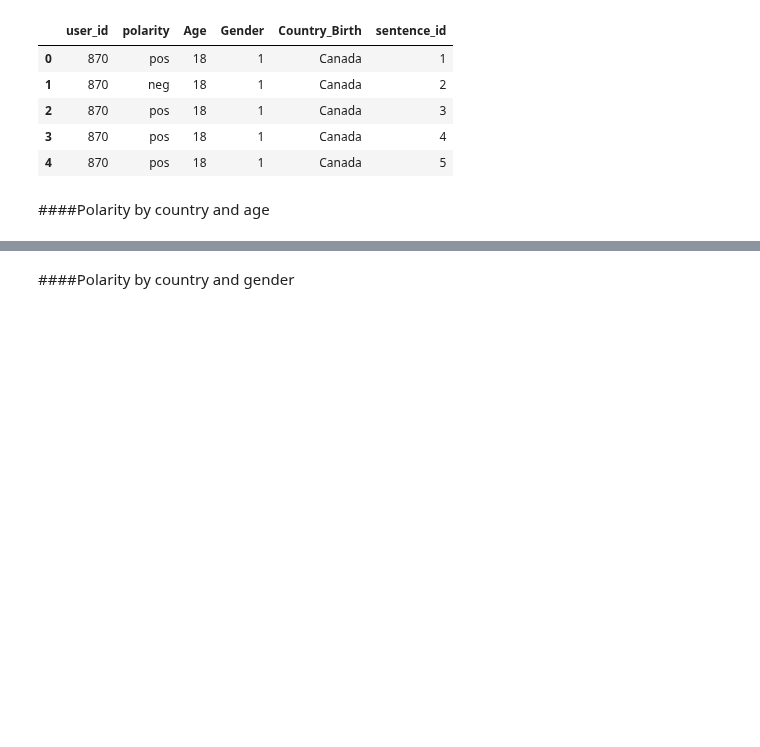
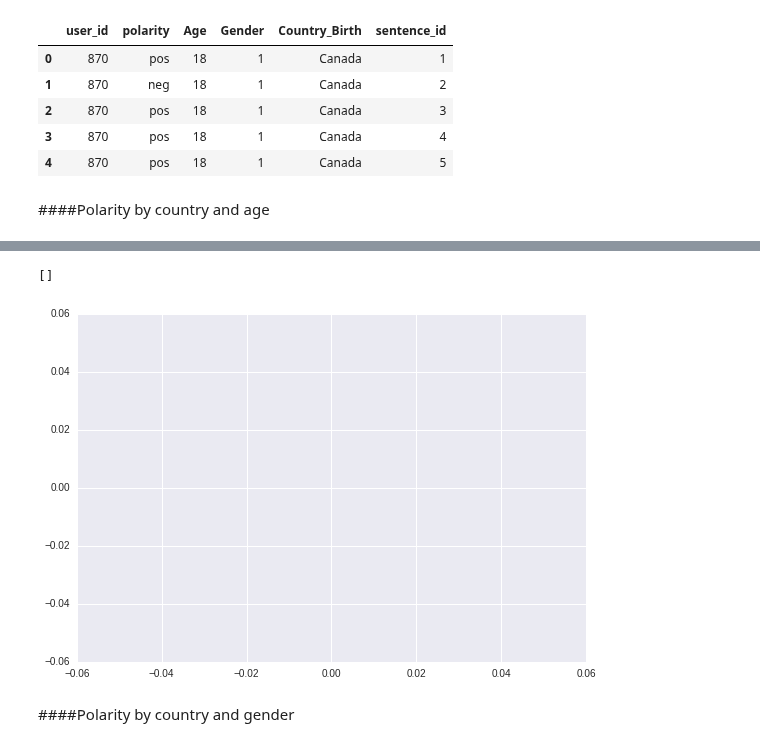
Before and after one commit to mavillard/liwc, a Jupyter notebook: comparison.ipynb, the cells around one changed output, grey strips where cells are left out. Saved outputs shown, nothing was run; the diff lists cells and outputs as text; code cells hidden in the pictures; blank space fills up the shorter version.

```diff
--- a/comparison.ipynb
+++ b/comparison.ipynb
@@ -380,0 +407,3 @@ df_sub.groupby(['Country_Birth', 'Age', 'polarity']).count()
+# %%
+df2=q.reset_index()[['Country_Birth', 'polarity']]
+df2
@@ -381,3 +429,8 @@ df_sub.groupby(['Country_Birth', 'Age', 'polarity']).count()
+# %%
+plt.plot(x=df2.Country_Birth, y=df2.Gender)
+# %% [output]
+[]
+[figure, added]
 # %% [markdown]
 ####Polarity by country and gender
 # %%
```
Also changed, not shown: parts of 16 cells of this notebook.
